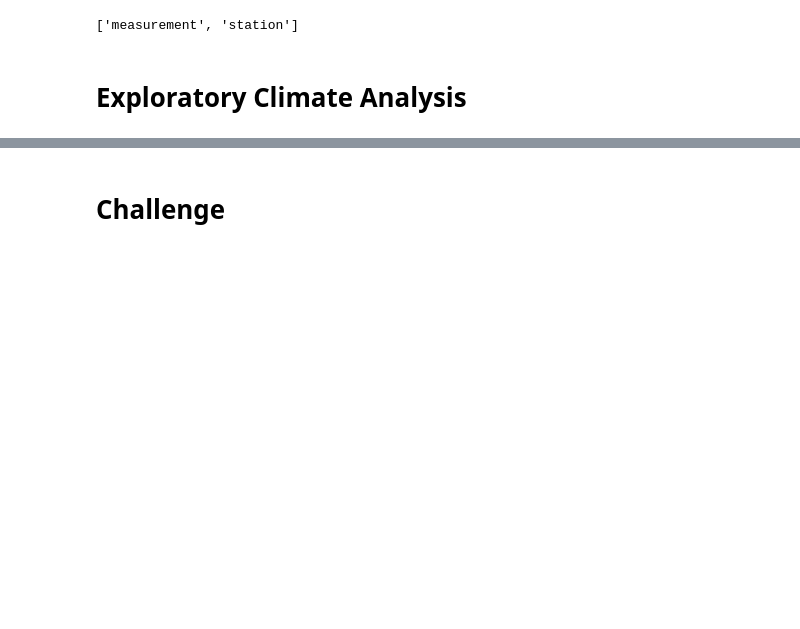
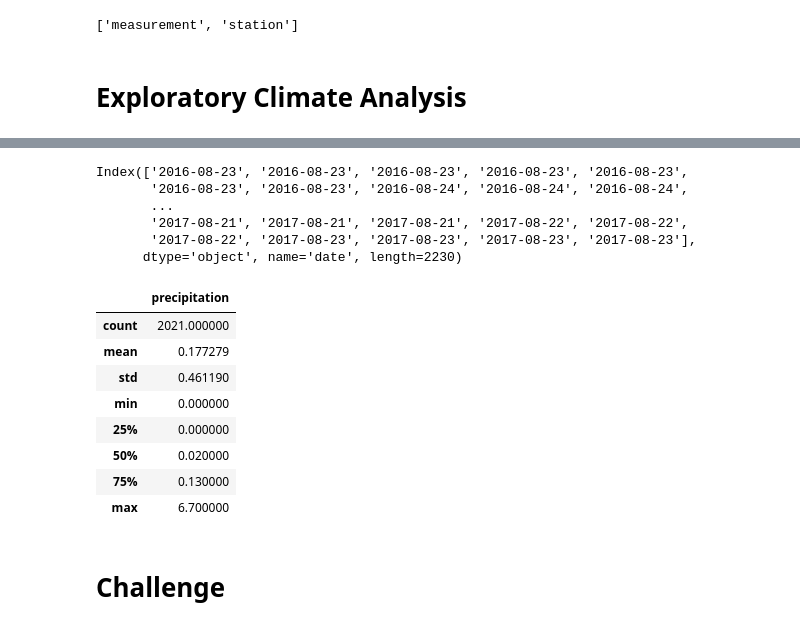
Before and after one commit to mrma2318/surfs_up, a Jupyter notebook: climate_analysis.ipynb, the cells around one changed output, grey strips where cells are left out. Drawn from its saved outputs; the diff is of its cells as text; code cells hidden in the pictures; blank space fills up the shorter version.

```diff
--- a/climate_analysis.ipynb
+++ b/climate_analysis.ipynb
@@ -53,5 +60,25 @@ session = Session(engine)
+# %%
+df.index
+# %% [output]
+Index(['2016-08-23', '2016-08-23', '2016-08-23', '2016-08-23', '2016-08-23',
+       '2016-08-23', '2016-08-23', '2016-08-24', '2016-08-24', '2016-08-24',
+       ...
+       '2017-08-21', '2017-08-21', '2017-08-21', '2017-08-22', '2017-08-22',
+       '2017-08-22', '2017-08-23', '2017-08-23', '2017-08-23', '2017-08-23'],
+      dtype='object', name='date', length=2230)
 # %%
 # Use Pandas to calcualte the summary statistics for the precipitation data
+df.describe()
+# %% [output]
+|  | precipitation |
+| count | 2021.000000 |
+| mean | 0.177279 |
+| std | 0.461190 |
+| min | 0.000000 |
+| 25% | 0.000000 |
+| 50% | 0.020000 |
+| 75% | 0.130000 |
+| max | 6.700000 |
 # %%
 # How many stations are available in this dataset?
 # %%
```
Also changed, not shown: parts of 1 cell of this notebook.
